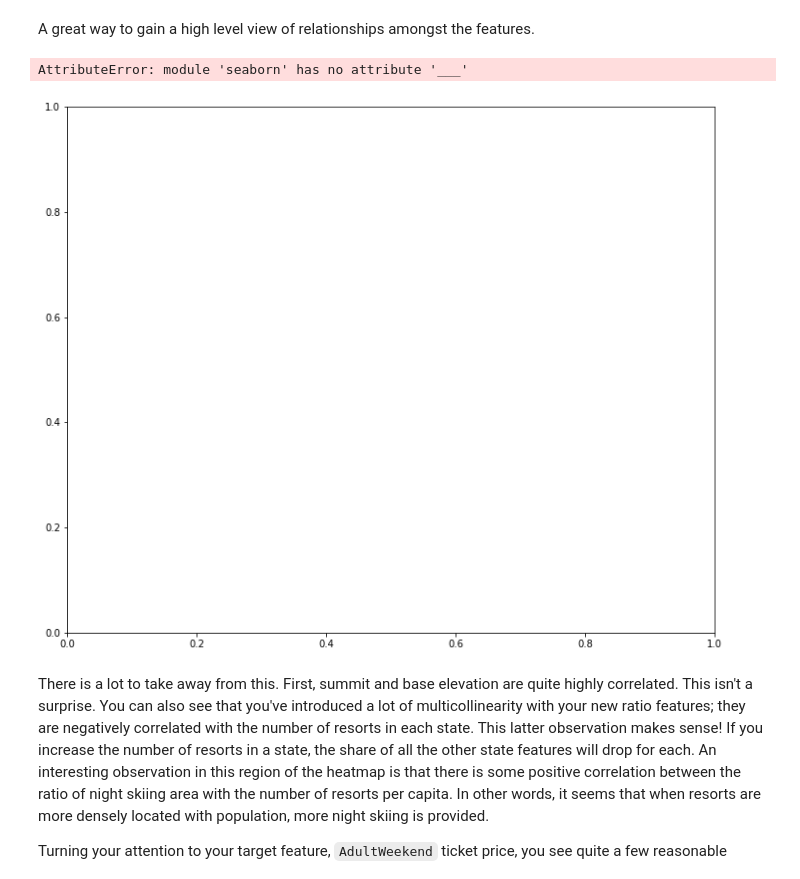
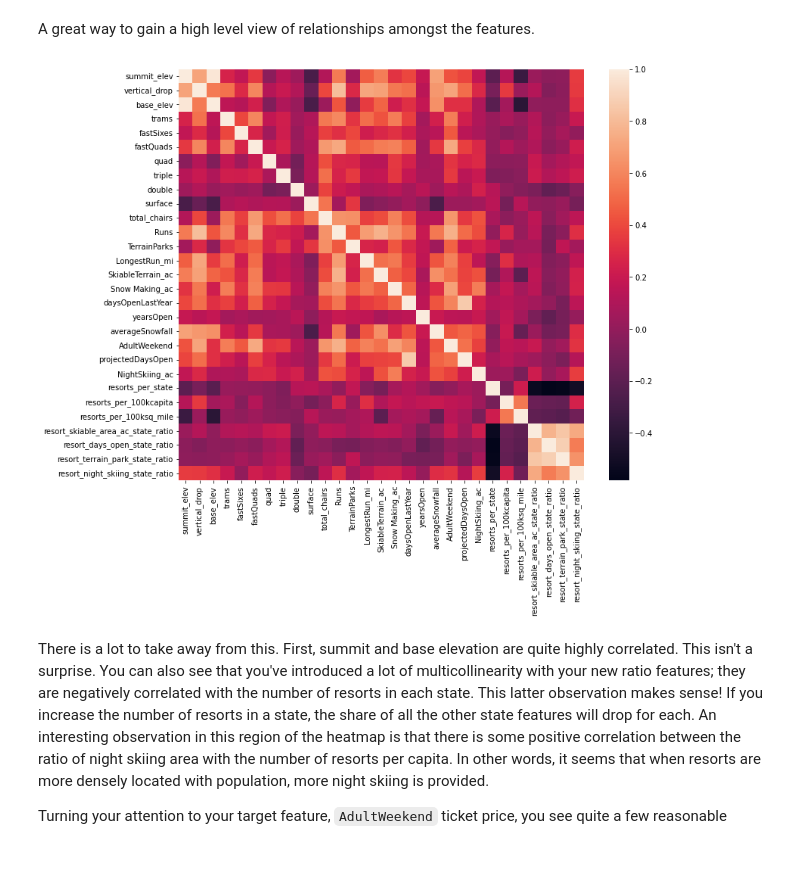
Before and after one commit to datasetdeepdiver/DataScienceGuidedCapstone, a Jupyter notebook: Notebooks/03_exploratory_data_analysis.ipynb, the cells around one changed output. Drawn from its saved outputs; the diff is of its cells as text; code cells hidden in the pictures.

Commit message:
Saving Data

```diff
--- a/Notebooks/03_exploratory_data_analysis.ipynb
+++ b/Notebooks/03_exploratory_data_analysis.ipynb
@@ -760,12 +760,11 @@ A great way to gain a high level view of relationships amongst the features.
 # %%
 #Code task 12#
 #Show a seaborn heatmap of correlations in ski_data
 #Hint: call pandas' `corr()` method on `ski_data` and pass that into `sns.heatmap`
 plt.subplots(figsize=(12,10))
-sns.___(ski_data.___);
+sns.heatmap(ski_data.corr());
 # %% [output]
-AttributeError: module 'seaborn' has no attribute '___'
-[figure, old version]
+[figure, new version]
 # %% [markdown]
 There is a lot to take away from this. First, summit and base elevation are quite highly correlated. This isn't a surprise. You can also see that you've introduced a lot of multicollinearity with your new ratio features; they are negatively correlated with the number of resorts in each state. This latter observation makes sense! If you increase the number of resorts in a state, the share of all the other state features will drop for each. An interesting observation in this region of the heatmap is that there is some positive correlation between the ratio of night skiing area with the number of resorts per capita. In other words, it seems that when resorts are more densely located with population, more night skiing is provided.
 
```
Also changed, not shown: parts of 5 cells of this notebook, 1 other file.
